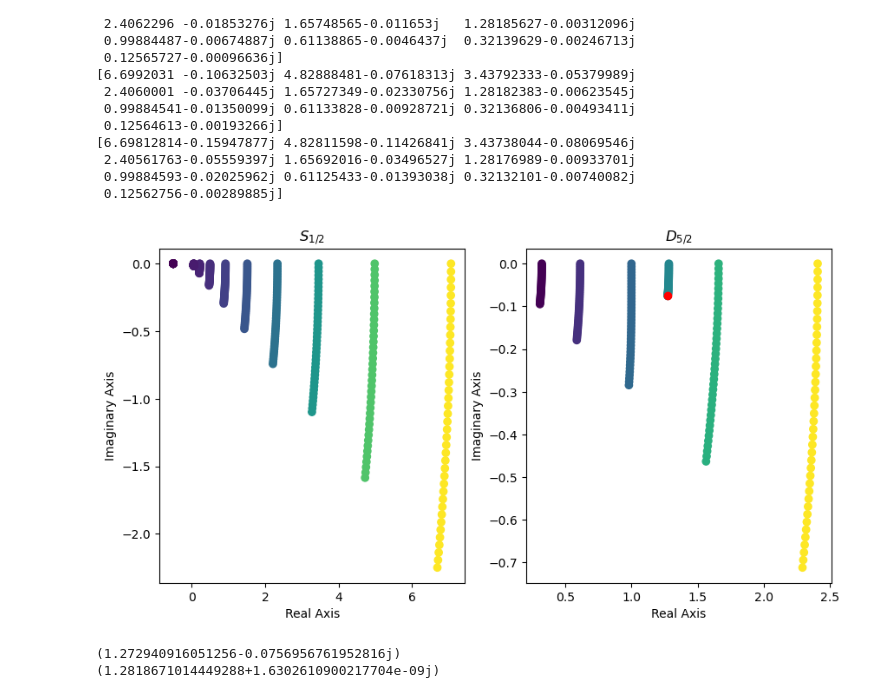
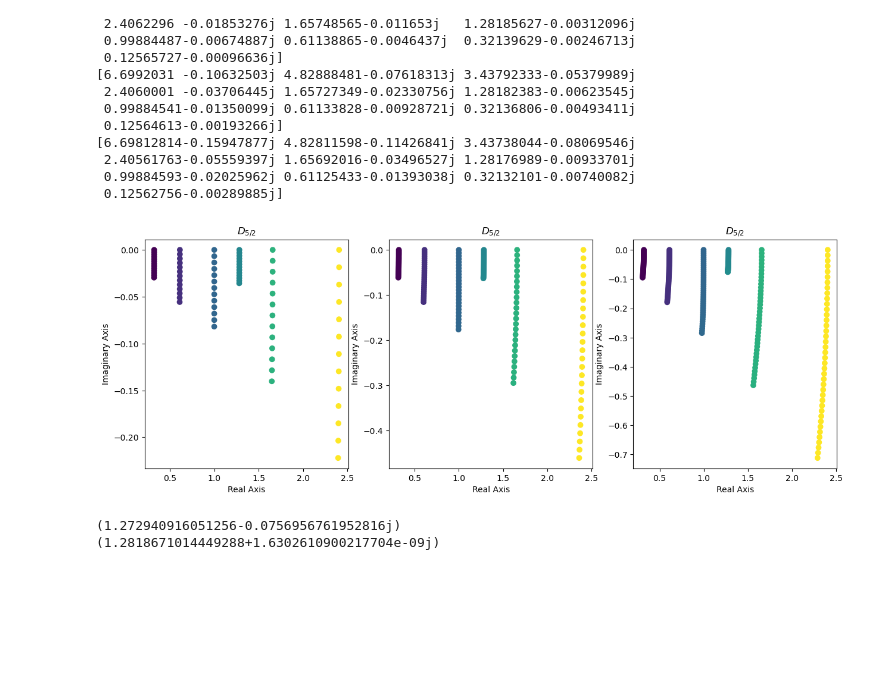
Before and after one commit to ellabeck03/halo-nuclei, a Jupyter notebook: Week 9/Complex Scaling Gaussians.ipynb, the cells around one changed output. Cells and saved outputs as stored; diff of their text form; code cells hidden in the pictures; blank space fills up the shorter version.

```diff
--- a/Week 9/Complex Scaling Gaussians.ipynb
+++ b/Week 9/Complex Scaling Gaussians.ipynb
@@ -339,30 +339,41 @@ print(d_five_halfs_eigenvalue_theta_matrix[3, 30:])
  0.99884593-0.02025962j 0.61125433-0.01393038j 0.32132101-0.00740082j
  0.12562756-0.00289885j]
 # %%
-fig = plt.figure(figsize=(10, 5))
-spec = fig.add_gridspec(ncols=2, nrows=1)
+fig = plt.figure(figsize=(15, 5))
+spec = fig.add_gridspec(ncols=3, nrows=1)
 ax_1 = fig.add_subplot(spec[0, 0])
 ax_2 = fig.add_subplot(spec[0, 1])
+ax_3 = fig.add_subplot(spec[0, 2])
 
-for i in enumerate(theta_values):
-    ax_1.scatter(np.real(s_half_eigenvalue_theta_matrix[i[0], 30:]),
-               np.imag(s_half_eigenvalue_theta_matrix[i[0], 30:]), c=(s_half_eigenvalue_theta_matrix[i[0], 30:]), cmap='viridis')
+theta_values_parital_1 = np.linspace(0, 0.5, 13)
+theta_values_parital_2 = np.linspace(0, 0.10, 26)
+
+for i in enumerate(theta_values_parital_1):
+    ax_1.scatter(np.real(d_five_halfs_eigenvalue_theta_matrix[i[0], 33:39]),
+               np.imag(d_five_halfs_eigenvalue_theta_matrix[i[0], 33:39]), c=(d_five_halfs_eigenvalue_theta_matrix[i[0], 33:39]), cmap='viridis')
 ax_1.set_xlabel('Real Axis')
 ax_1.set_ylabel('Imaginary Axis')
-ax_1.set_title(r'$S_{1/2}$')
+ax_1.set_title(r'$D_{5/2}$')
 
-for i in enumerate(theta_values):
+for i in enumerate(theta_values_parital_2):
     ax_2.scatter(np.real(d_five_halfs_eigenvalue_theta_matrix[i[0], 33:39]),
                np.imag(d_five_halfs_eigenvalue_theta_matrix[i[0], 33:39]), c=(d_five_halfs_eigenvalue_theta_matrix[i[0], 33:39]), cmap='viridis')
-ax_2.scatter(np.real(d_five_halfs_eigenvalue_theta_matrix[39, 35]),
-               np.imag(d_five_halfs_eigenvalue_theta_matrix[39, 35]), c='r')
 ax_2.set_xlabel('Real Axis')
 ax_2.set_ylabel('Imaginary Axis')
 ax_2.set_title(r'$D_{5/2}$')
-#plt.savefig('Wifi_logo.png')
+
+for i in enumerate(theta_values):
+    ax_3.scatter(np.real(d_five_halfs_eigenvalue_theta_matrix[i[0], 33:39]),
+               np.imag(d_five_halfs_eigenvalue_theta_matrix[i[0], 33:39]), c=(d_five_halfs_eigenvalue_theta_matrix[i[0], 33:39]), cmap='viridis')
+# ax_3.scatter(np.real(d_five_halfs_eigenvalue_theta_matrix[39, 35]), np.imag(d_five_halfs_eigenvalue_theta_matrix[39, 35]), c='r')
+ax_3.set_xlabel('Real Axis')
+ax_3.set_ylabel('Imaginary Axis')
+ax_3.set_title(r'$D_{5/2}$')
+
+plt.savefig('D_five_half_resonace.png')
 plt.show()
 # %% [output]
-[figure, old version]
+[figure, new version]
 # %%
 print(d_five_halfs_eigenvalue_theta_matrix[39, 35])
 print(d_five_halfs_eigenvalue_theta_matrix[0, 35])
```
